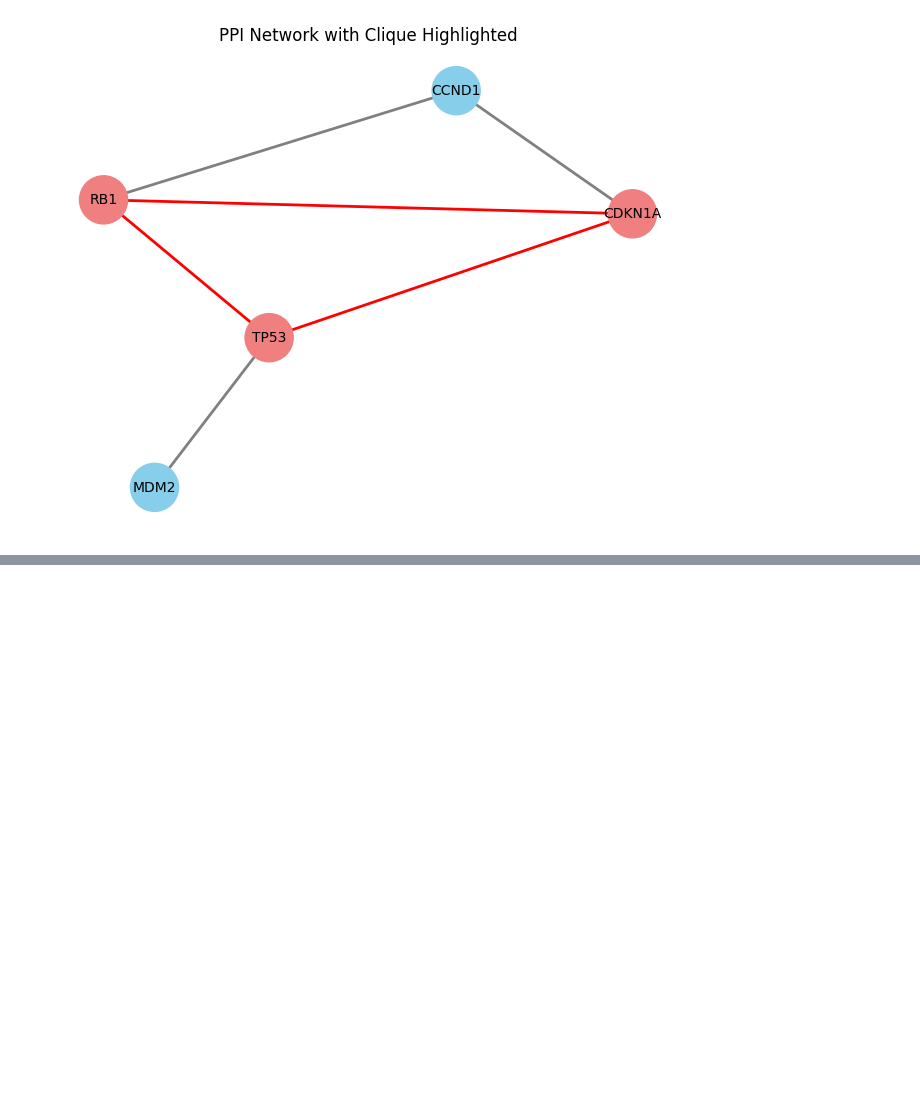
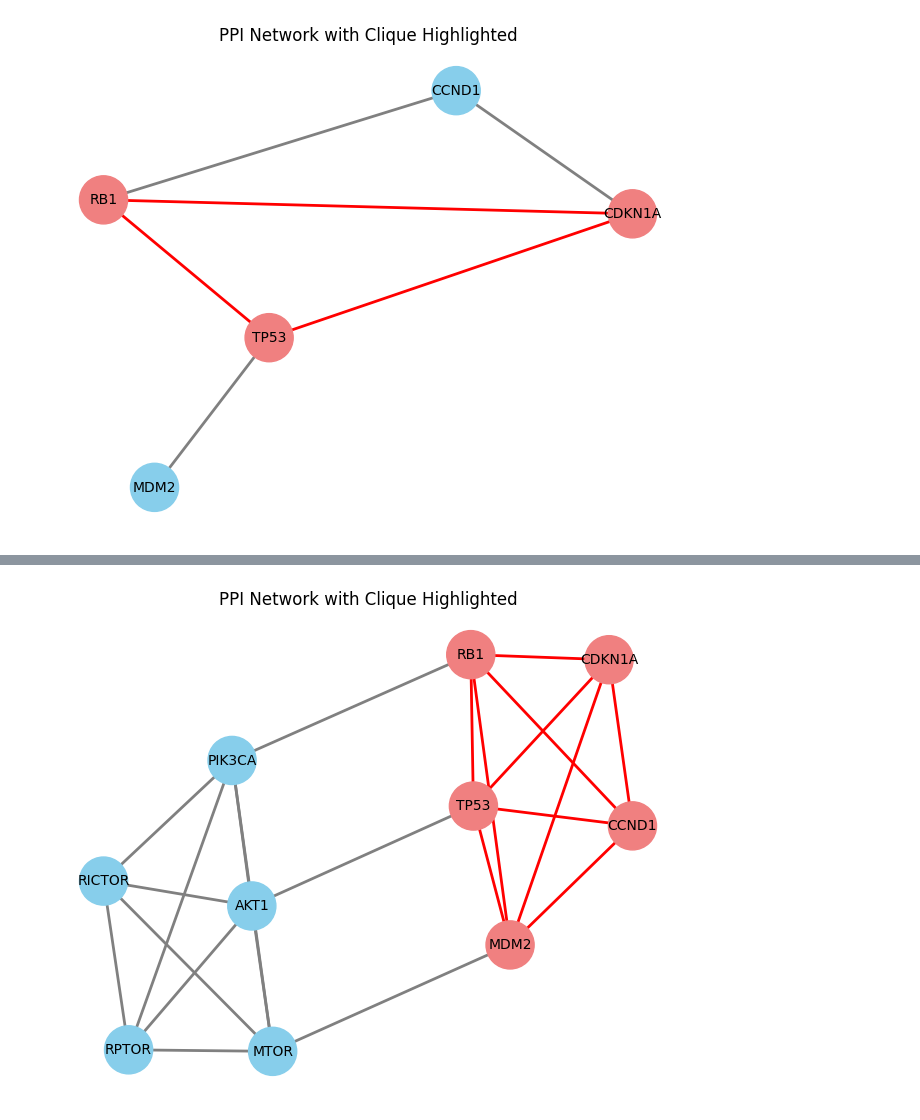
Before and after one commit to crrivero/FormalMethodsTasting, a Jupyter notebook: For life scientists/Biology_PPI_Clique.ipynb, the cells around one changed output, grey strips where cells are left out. Drawn from its saved outputs; the diff is of its cells as text; code cells hidden in the pictures; blank space fills up the shorter version.

Commit message:
Adding a more complex example.

```diff
--- a/For life scientists/Biology_PPI_Clique.ipynb
+++ b/For life scientists/Biology_PPI_Clique.ipynb
@@ -31,13 +31,13 @@ def visualize_ppi_network(edges, clique):
     pos = nx.spring_layout(G, seed=42)
 
     # Set colors
-    node_colors = ["lightcoral" if n in clique else "skyblue" for n in G.nodes()]
-    edge_colors = ["red" if u in clique and v in clique else "gray" for u, v in G.edges()]
+    node_colors = [lightcoral if n in clique else skyblue for n in G.nodes()]
+    edge_colors = [red if u in clique and v in clique else gray for u, v in G.edges()]
 
     # Layout and draw
     nx.draw(G, pos, with_labels=True, node_color=node_colors, edge_color=edge_colors,
         node_size=1200, font_size=10, width=2)
-    plt.title("PPI Network with Clique Highlighted")
+    plt.title(PPI Network with Clique Highlighted)
     plt.show()
 
 
@@ -51,7 +51,7 @@ def visualize_ppi_network(edges, clique):
 k = 3 # Size of the clique to find.
 
 # Step 1: Create Boolean variables for each protein
-TP53, MDM2, CDKN1A, CCND1, RB1 = Bools("TP53 MDM2 CDKN1A CCND1 RB1")
+TP53, MDM2, CDKN1A, CCND1, RB1 = Bools(TP53 MDM2 CDKN1A CCND1 RB1)
 
 proteins = [TP53, MDM2, CDKN1A, CCND1, RB1]
 
@@ -90,7 +90,7 @@ solver.add(Or(Not(TP53), Not(CCND1)))
 if solver.check() == sat:
     model = solver.model()
     clique = [v for v in proteins if is_true(model[v])]
-    print(f"✅ Clique of size {k} found: {clique}")
+    print(f✅ Clique of size {k} found: {clique})
 
     visualize_ppi_network(interactions, clique)
 else:
@@ -101,3 +101,84 @@ else:
 # %% [output]
 ✅ Clique of size 3 found: [TP53, CDKN1A, RB1]
 [figure]
+# %%
+# Protein Names
+# Clique 1: Cell cycle regulation
+#   TP53     - Tumor suppressor protein p53
+#   MDM2     - E3 ubiquitin-protein ligase
+#   CDKN1A   - Cyclin-dependent kinase inhibitor p21
+#   CCND1    - Cyclin D1
+#   RB1      - Retinoblastoma-associated protein
+#
+# Clique 2: PI3K-Akt-mTOR signaling pathway
+#   AKT1     - RAC-alpha serine/threonine-protein kinase
+#   PIK3CA   - Phosphatidylinositol 4,5-bisphosphate 3-kinase
+#   MTOR     - Mechanistic target of rapamycin
+#   RPTOR    - Regulatory-associated protein of mTOR
+#   RICTOR   - Rapamycin-insensitive companion of mTOR
+
+k = 5
+
+# Define Boolean variables for each protein
+TP53, MDM2, CDKN1A, CCND1, RB1, AKT1, PIK3CA, MTOR, RPTOR, RICTOR = Bools(
+    "TP53 MDM2 CDKN1A CCND1 RB1 AKT1 PIK3CA MTOR RPTOR RICTOR"
+)
+
+proteins = [TP53, MDM2, CDKN1A, CCND1, RB1, AKT1, PIK3CA, MTOR, RPTOR, RICTOR]
+
+interactions = {
+    # Clique 1 (TP53 complex)
+    (TP53, MDM2),
+    (TP53, CDKN1A),
+    (TP53, CCND1),
+    (TP53, RB1),
+    (MDM2, CDKN1A),
+    (MDM2, CCND1),
+    (MDM2, RB1),
+    (CDKN1A, CCND1),
+    (CDKN1A, RB1),
+    (CCND1, RB1),
+
+    # Clique 2 (PI3K-Akt-mTOR complex)
+    (AKT1, PIK3CA),
+    (AKT1, MTOR),
+    (AKT1, RPTOR),
+    (AKT1, RICTOR),
+    (PIK3CA, MTOR),
+    (PIK3CA, RPTOR),
+    (PIK3CA, RICTOR),
+    (MTOR, RPTOR),
+    (MTOR, RICTOR),
+    (RPTOR, RICTOR),
+
+    # Other edges
+    (TP53, AKT1),
+    (MDM2, MTOR),
+    (RB1, PIK3CA),
+}
+
+solver = Solver()
+
+solver.add(
+    Sum([If(p, 1, 0) for p in proteins]) == k)
+
+for i in range(0, len(proteins)):
+  pi = proteins[i]
+
+  for j in range(i+1, len(proteins)):
+    pj = proteins[j]
+
+    if (pi, pj) not in interactions and (pj, pi) not in interactions:
+      solver.add(Or(Not(pi), Not(pj)))
+
+if solver.check() == sat:
+  model = solver.model()
+  clique = [v for v in proteins if is_true(model[v])]
+  print(f"✅ Clique of size {k} found: {clique}")
+
+  visualize_ppi_network(interactions, clique)
+else:
+    print(f"❌ No clique of size {k} found.")
+
+# To find the second clique, we need something extra besides Z3.
+# %% [output]
@@ -103,0 +186 @@ else:
+[figure, added]
```
Also changed, not shown: parts of 1 cell of this notebook.
